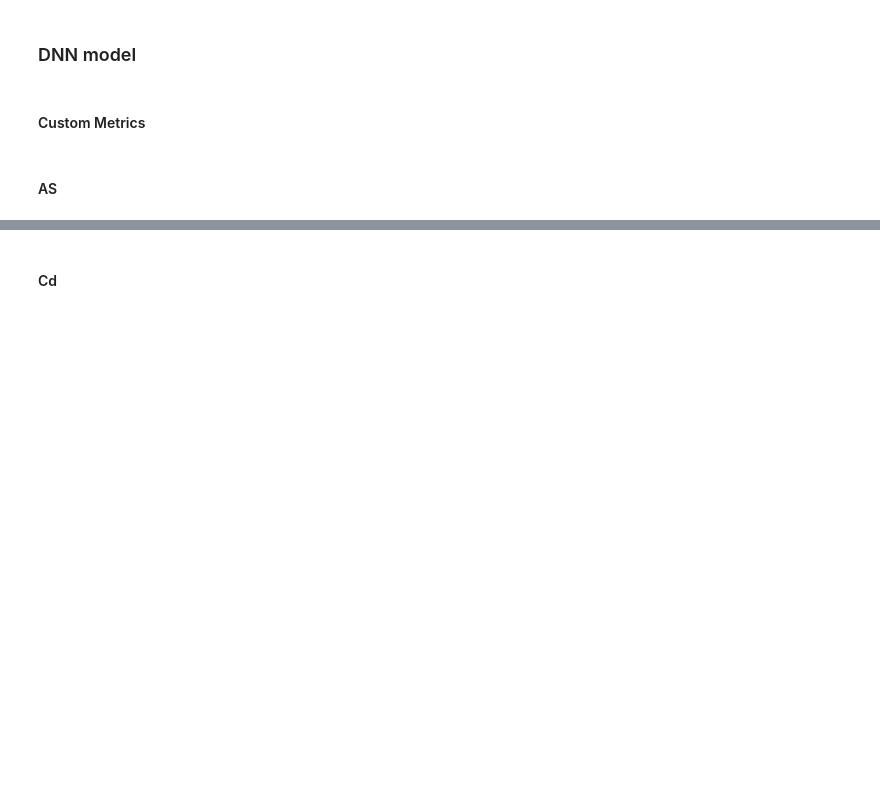
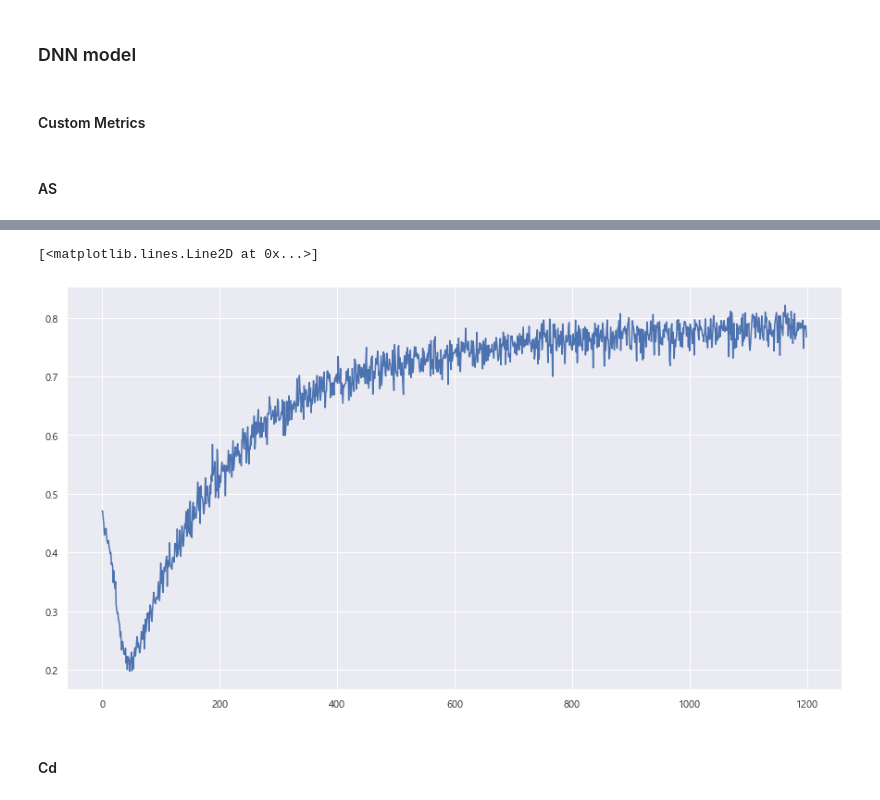
Before and after one commit to jyssys/graduation-thesis, a Jupyter notebook: optimize/DNN.ipynb, the cells around one changed output, grey strips where cells are left out. Drawn from its saved outputs; the diff is of its cells as text; code cells hidden in the pictures; blank space fills up the shorter version.

```diff
--- a/optimize/DNN.ipynb
+++ b/optimize/DNN.ipynb
@@ -445,3 +453,8 @@ print(As_history.history['val_loss'][-30])
+# %%
+plt.plot(As_history.history['r_2_score'])
+# %% [output]
+[<matplotlib.lines.Line2D at 0x...>]
+[figure, added]
 # %%
 # predict
 As_pred = model.predict(As_test)
```
Also changed, not shown: parts of 17 cells of this notebook, 1 other file.
